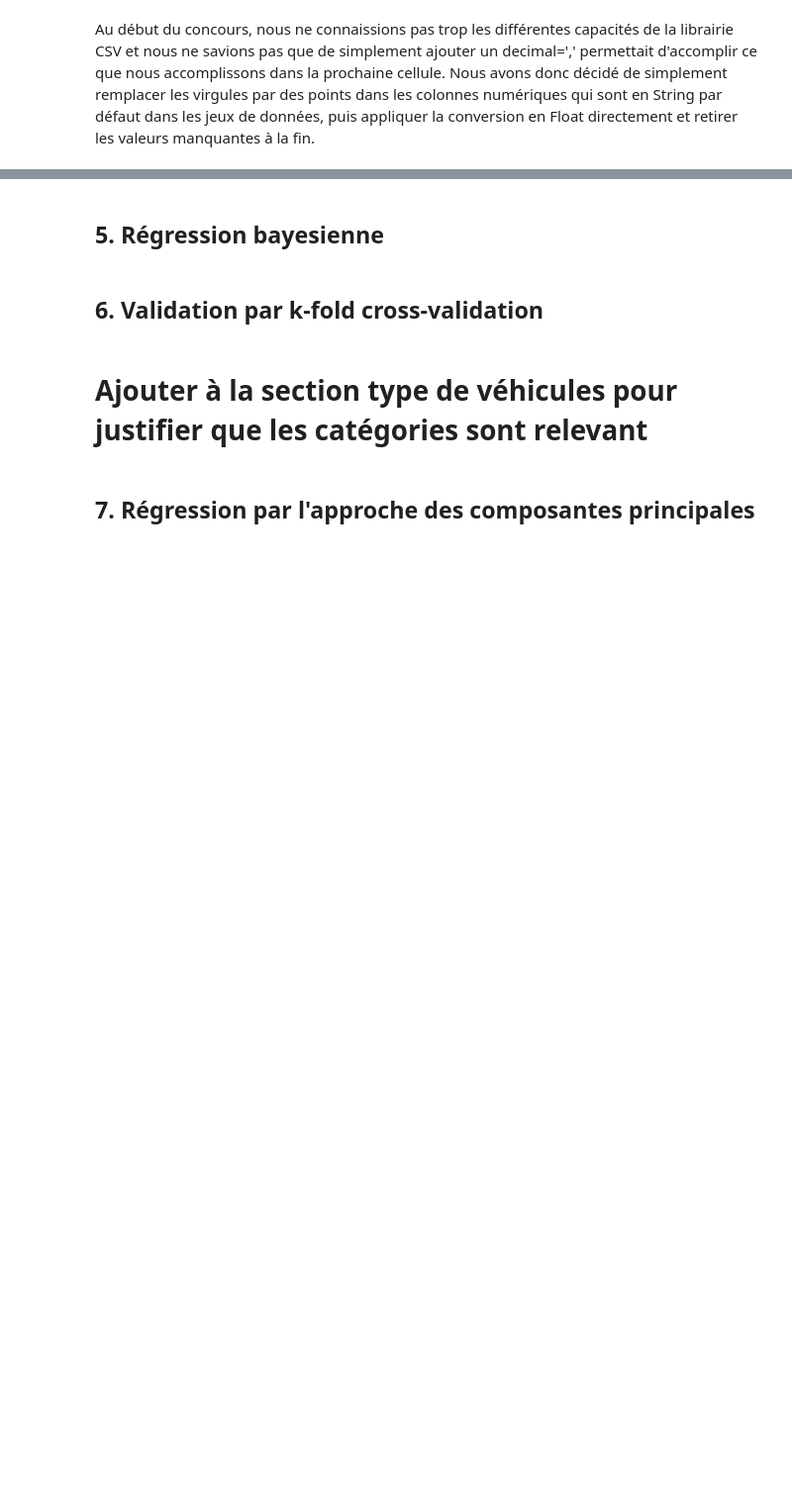
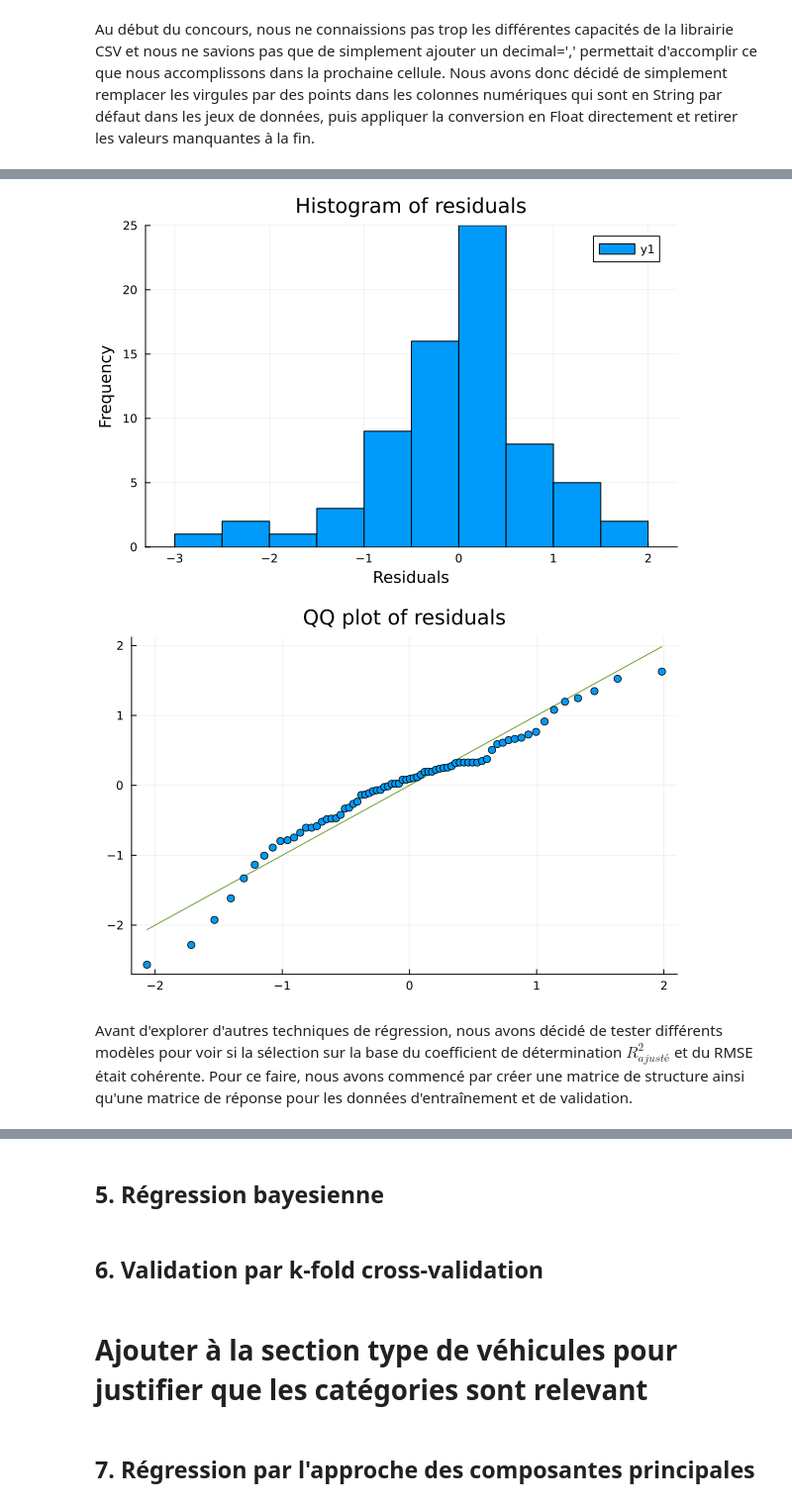
Before and after one commit to Colavita/Prediction-consommation-carburant, a Jupyter notebook: notebooks/projet_equipe_R.ipynb, the cells around one changed output, grey strips where cells are left out. Shown at 99% size. Saved outputs shown, nothing was run; the diff lists cells and outputs as text; code cells hidden in the pictures; blank space fills up the shorter version.

```diff
--- a/notebooks/projet_equipe_R.ipynb
+++ b/notebooks/projet_equipe_R.ipynb
@@ -946,8 +993,13 @@ end
 # valid[!, numeric_cols] = standardize(valid[!, numeric_cols])
 # test[!, numeric_cols] = standardize(test[!, numeric_cols])
 # %%
-for df in [train, valid, test]
-    df.boite = ifelse.(df.boite .== "automatique", 1.0, 0.0)
+# Define categorical columns
+categorical_cols = [:categorie_vehicule, :transmission, :type, :boite]
+
+# Collect unique levels from the training set
+levels_dict = Dict()
+for col in categorical_cols
+    levels_dict[col] = unique(train[!, col])
 end
 
 train = one_hot_encode(train, categorical_cols, levels_dict)
@@ -1019,3 +1138,15 @@ RAJ
+# %%
+qq = qqnorm(residuals, title="QQ plot of residuals")
+
+h = histogram(residuals, title="Histogram of residuals", xlabel="Residuals", ylabel="Frequency")
+
+display(h)
+display(qq)
+# %% [output]
+[figure, added]
+[figure, added]
+# %% [markdown]
+Avant d'explorer d'autres techniques de régression, nous avons décidé de tester différents modèles pour voir si la sélection sur la base du coefficient de détermination $R^2_{ajusté}$  et du RMSE était cohérente. Pour ce faire, nous avons commencé par créer une matrice de structure ainsi qu'une matrice de réponse pour les données d'entraînement et de validation.
 # %%
 # Define the feature matrix and target vector
 X_train = Matrix(train[:, Not([:consommation])])
```
Also changed, not shown: parts of 39 cells of this notebook.
